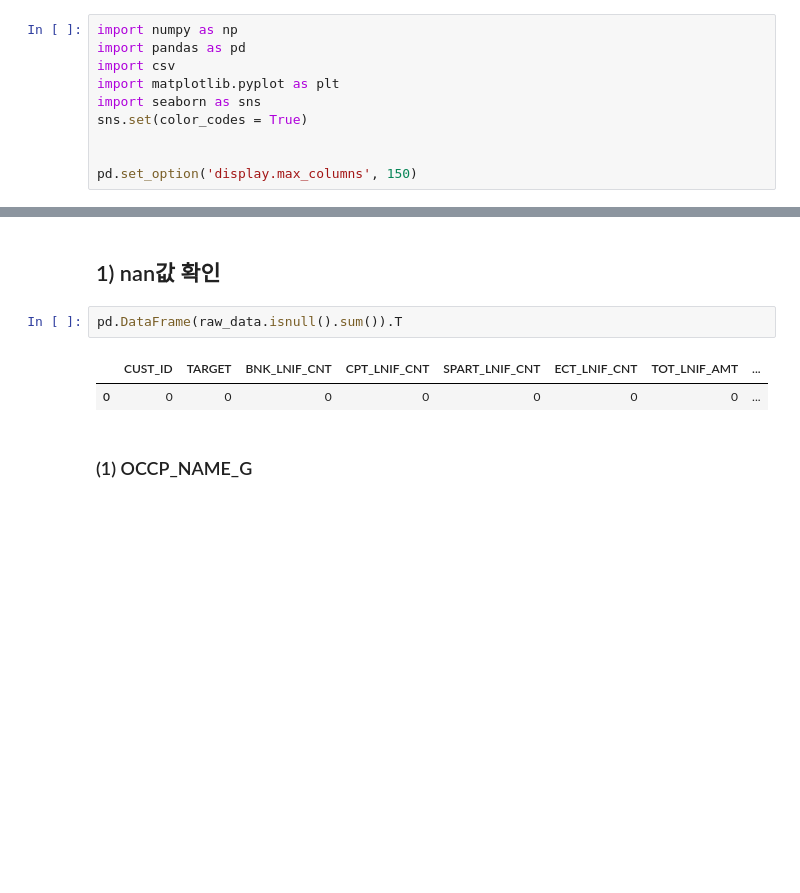
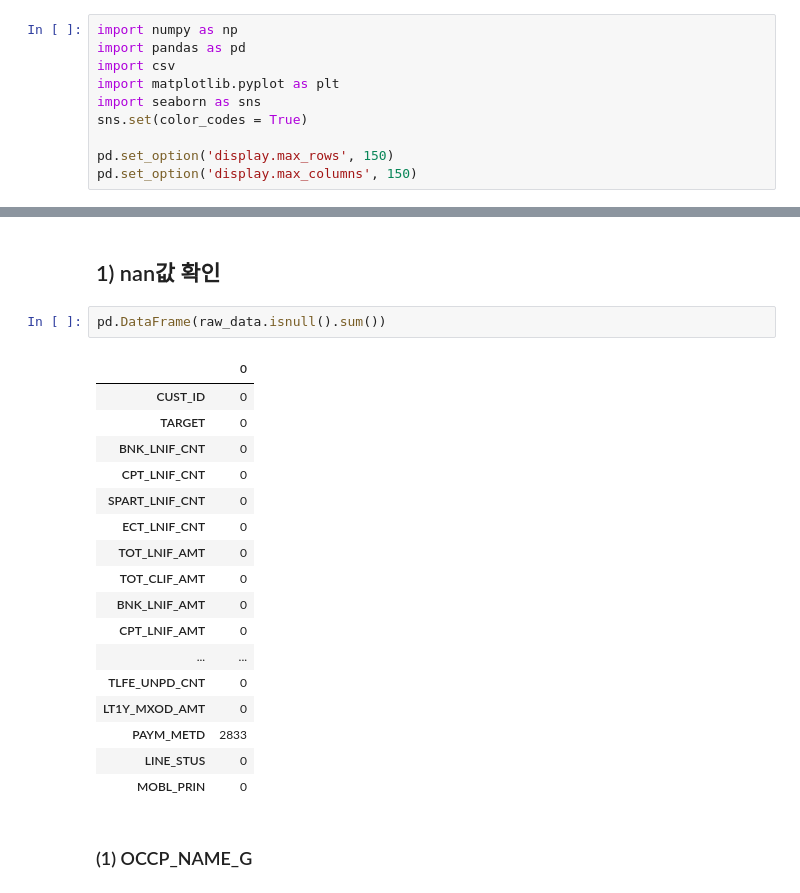
Before and after one commit to SohyunJeon/Big_contest, a Jupyter notebook: 1_Preprocessing1.ipynb, the cells around one changed output, grey strips where cells are left out. Cells and saved outputs as stored; diff of their text form; blank space fills up the shorter version.

```diff
--- a/1_Preprocessing1.ipynb
+++ b/1_Preprocessing1.ipynb
@@ -6,7 +6,7 @@ import matplotlib.pyplot as plt
 import seaborn as sns
 sns.set(color_codes = True)
 
-
+pd.set_option('display.max_rows', 150)
 pd.set_option('display.max_columns', 150)
 # %%
 raw_data = pd.read_csv('Data_set.csv',encoding='cp949')
@@ -74,10 +74,25 @@ target
 # %% [markdown]
 ## 1) nan값 확인
 # %%
-pd.DataFrame(raw_data.isnull().sum()).T
+pd.DataFrame(raw_data.isnull().sum())
 # %% [output]
-|  | CUST_ID | TARGET | BNK_LNIF_CNT | CPT_LNIF_CNT | SPART_LNIF_CNT | ECT_LNIF_CNT | TOT_LNIF_AMT | ... |
-| 0 | 0 | 0 | 0 | 0 | 0 | 0 | 0 | ... |
+|  | 0 |
+| CUST_ID | 0 |
+| TARGET | 0 |
+| BNK_LNIF_CNT | 0 |
+| CPT_LNIF_CNT | 0 |
+| SPART_LNIF_CNT | 0 |
+| ECT_LNIF_CNT | 0 |
+| TOT_LNIF_AMT | 0 |
+| TOT_CLIF_AMT | 0 |
+| BNK_LNIF_AMT | 0 |
+| CPT_LNIF_AMT | 0 |
+| ... | ... |
+| TLFE_UNPD_CNT | 0 |
+| LT1Y_MXOD_AMT | 0 |
+| PAYM_METD | 2833 |
+| LINE_STUS | 0 |
+| MOBL_PRIN | 0 |
 # %% [markdown]
 ### (1) OCCP_NAME_G
 # %% [markdown]
```
Also changed, not shown: parts of 7 cells of this notebook, 2 other files.
